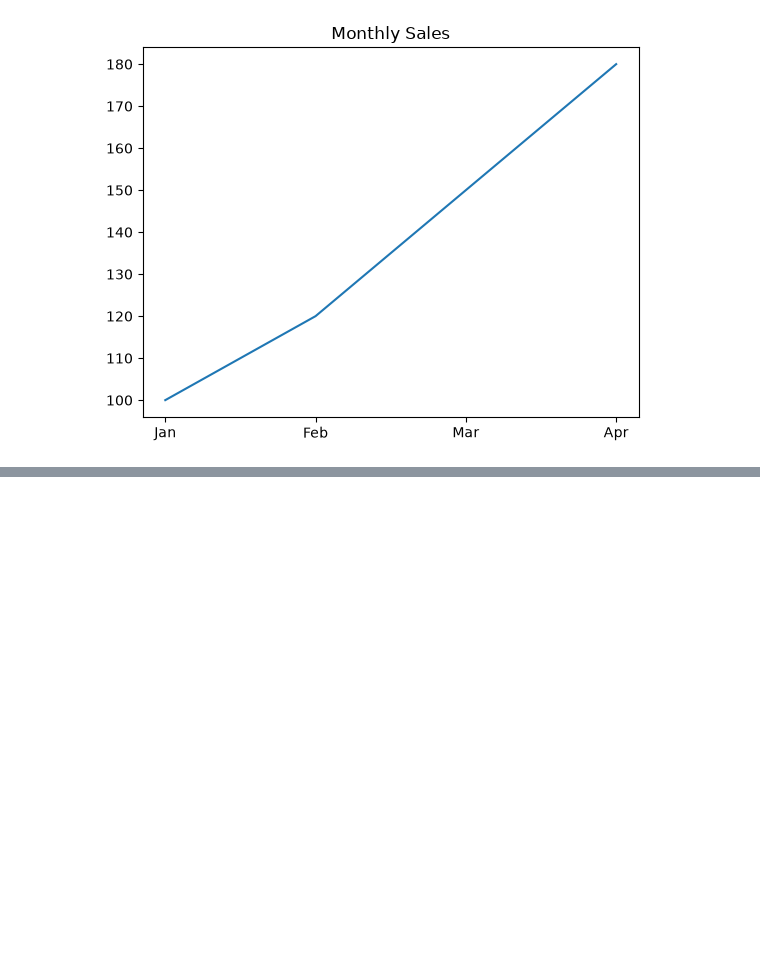
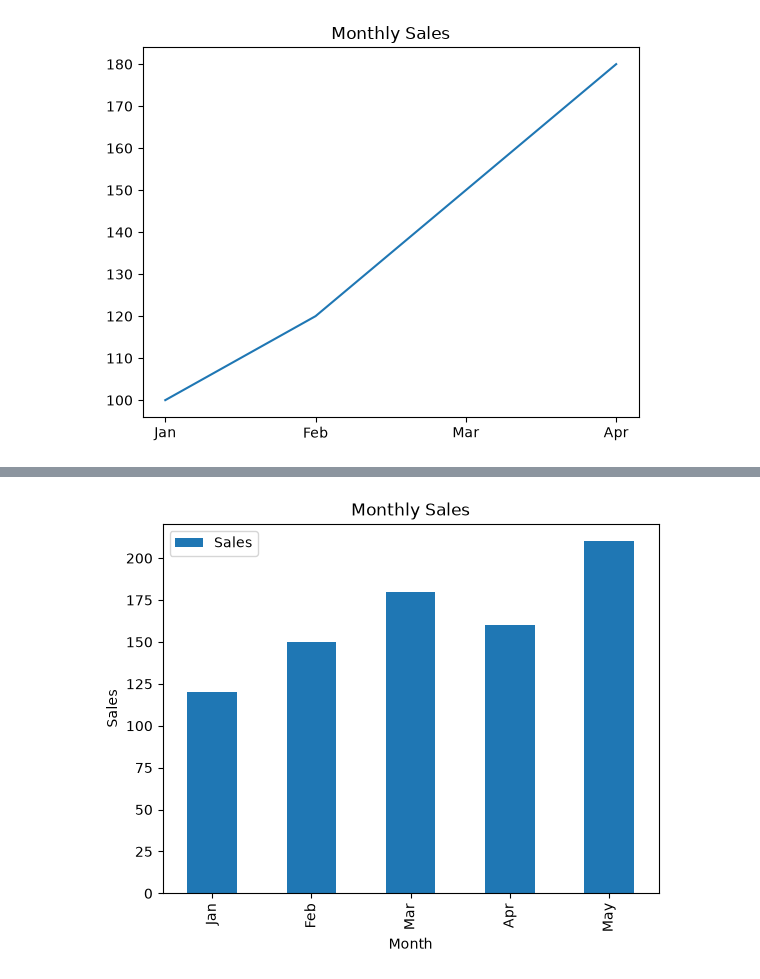
Before and after one commit to geff-ghost/notebooks, a Jupyter notebook: whatsapp_py/WhatsAppJourney.ipynb, the cells around one changed output, grey strips where cells are left out. Saved outputs shown, nothing was run; the diff lists cells and outputs as text; code cells hidden in the pictures; blank space fills up the shorter version.

```diff
--- a/whatsapp_py/WhatsAppJourney.ipynb
+++ b/whatsapp_py/WhatsAppJourney.ipynb
@@ -2026,0 +2087,13 @@ plt.show()
+# %%
+df.plot(
+    x='Month',
+    y='Sales',
+    kind='bar'
+)
+plt.title('Monthly Sales')
+plt.xlabel('Month')
+plt.ylabel('Sales')
+
+plt.show()
+# %% [output]
+[figure, added]
```
Also changed, not shown: parts of 15 cells of this notebook.
